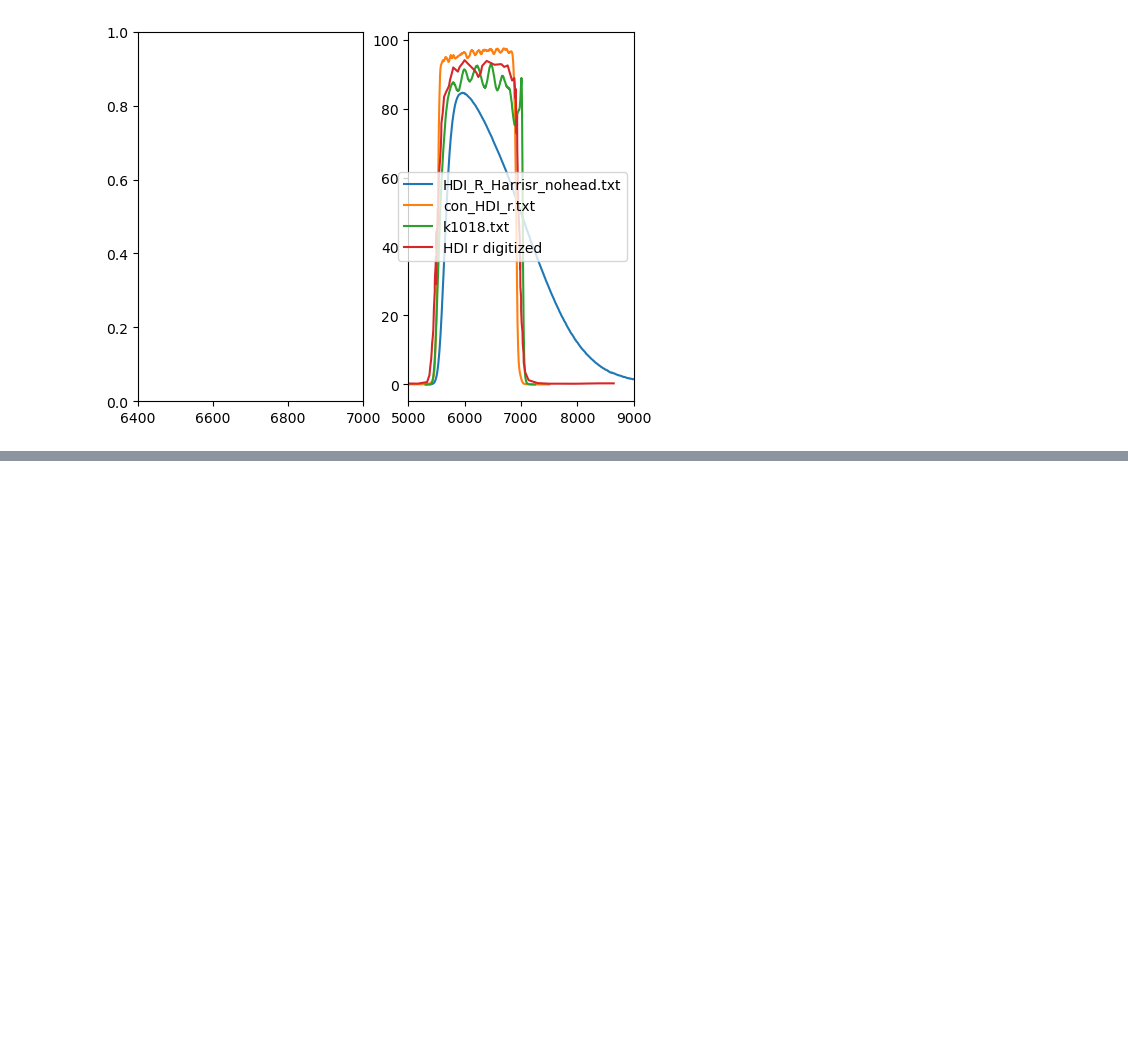
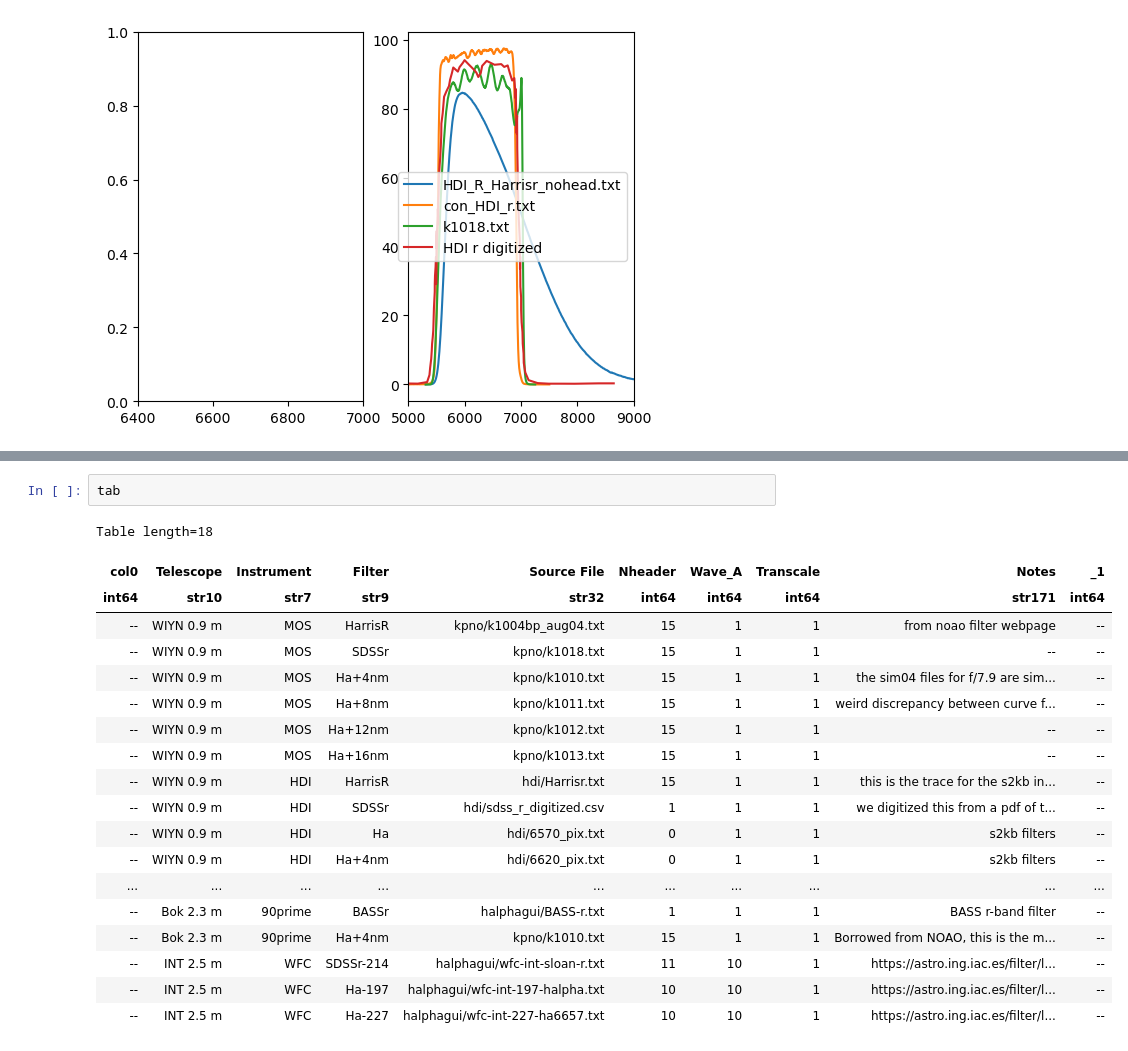
Before and after one commit to rfinn/halphagui, a Jupyter notebook: notebooks/standardize_filters.ipynb, the cells around one changed output, grey strips where cells are left out. Drawn from its saved outputs; the diff is of its cells as text; blank space fills up the shorter version.

```diff
--- a/notebooks/standardize_filters.ipynb
+++ b/notebooks/standardize_filters.ipynb
@@ -167,0 +247,22 @@ HDI_ha8_W9_6660f_nohead.txt
+# %%
+tab
+# %% [output]
+Table length=18
+| col0 | Telescope | Instrument | Filter | Source File | Nheader | Wave_A | Transcale | Notes | _1 |
+| int64 | str10 | str7 | str9 | str32 | int64 | int64 | int64 | str171 | int64 |
+| -- | WIYN 0.9 m | MOS | HarrisR | kpno/k1004bp_aug04.txt | 15 | 1 | 1 | from noao filter webpage | -- |
+| -- | WIYN 0.9 m | MOS | SDSSr | kpno/k1018.txt | 15 | 1 | 1 | -- | -- |
+| -- | WIYN 0.9 m | MOS | Ha+4nm | kpno/k1010.txt | 15 | 1 | 1 | the sim04 files for f/7.9 are sim... | -- |
+| -- | WIYN 0.9 m | MOS | Ha+8nm | kpno/k1011.txt | 15 | 1 | 1 | weird discrepancy between curve f... | -- |
+| -- | WIYN 0.9 m | MOS | Ha+12nm | kpno/k1012.txt | 15 | 1 | 1 | -- | -- |
+| -- | WIYN 0.9 m | MOS | Ha+16nm | kpno/k1013.txt | 15 | 1 | 1 | -- | -- |
+| -- | WIYN 0.9 m | HDI | HarrisR | hdi/Harrisr.txt | 15 | 1 | 1 | this is the trace for the s2kb in... | -- |
+| -- | WIYN 0.9 m | HDI | SDSSr | hdi/sdss_r_digitized.csv | 1 | 1 | 1 | we digitized this from a pdf of t... | -- |
+| -- | WIYN 0.9 m | HDI | Ha | hdi/6570_pix.txt | 0 | 1 | 1 | s2kb filters | -- |
+| -- | WIYN 0.9 m | HDI | Ha+4nm | hdi/6620_pix.txt | 0 | 1 | 1 | s2kb filters | -- |
+| ... | ... | ... | ... | ... | ... | ... | ... | ... | ... |
+| -- | Bok 2.3 m | 90prime | BASSr | halphagui/BASS-r.txt | 1 | 1 | 1 | BASS r-band filter | -- |
+| -- | Bok 2.3 m | 90prime | Ha+4nm | kpno/k1010.txt | 15 | 1 | 1 | Borrowed from NOAO, this is the m... | -- |
+| -- | INT 2.5 m | WFC | SDSSr-214 | halphagui/wfc-int-sloan-r.txt | 11 | 10 | 1 | https://astro.ing.iac.es/filter/l... | -- |
+| -- | INT 2.5 m | WFC | Ha-197 | halphagui/wfc-int-197-halpha.txt | 10 | 10 | 1 | https://astro.ing.iac.es/filter/l... | -- |
+| -- | INT 2.5 m | WFC | Ha-227 | halphagui/wfc-int-227-ha6657.txt | 10 | 10 | 1 | https://astro.ing.iac.es/filter/l... | -- |
```
Also changed, not shown: parts of 18 cells of this notebook, 2 other files.
